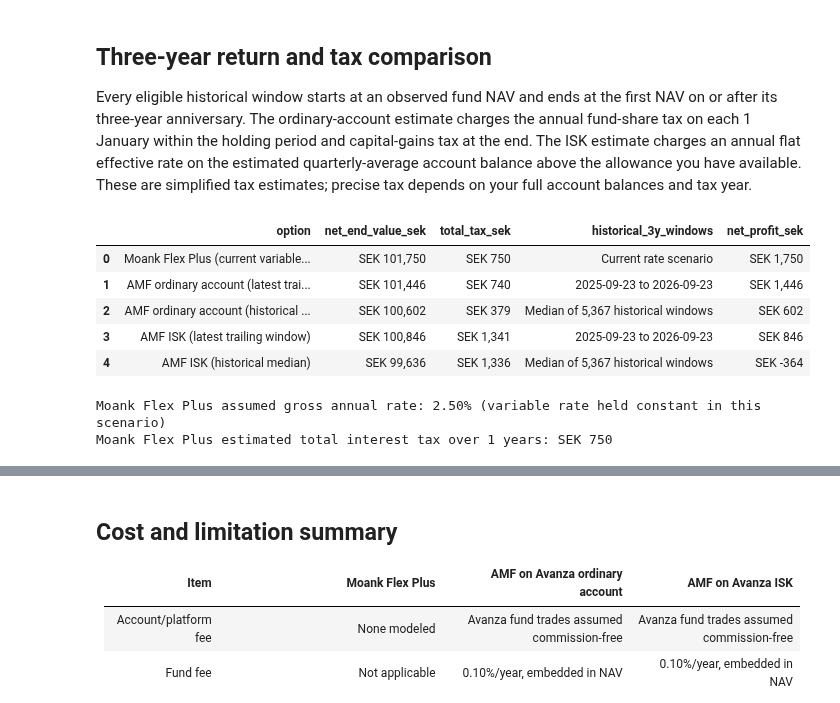
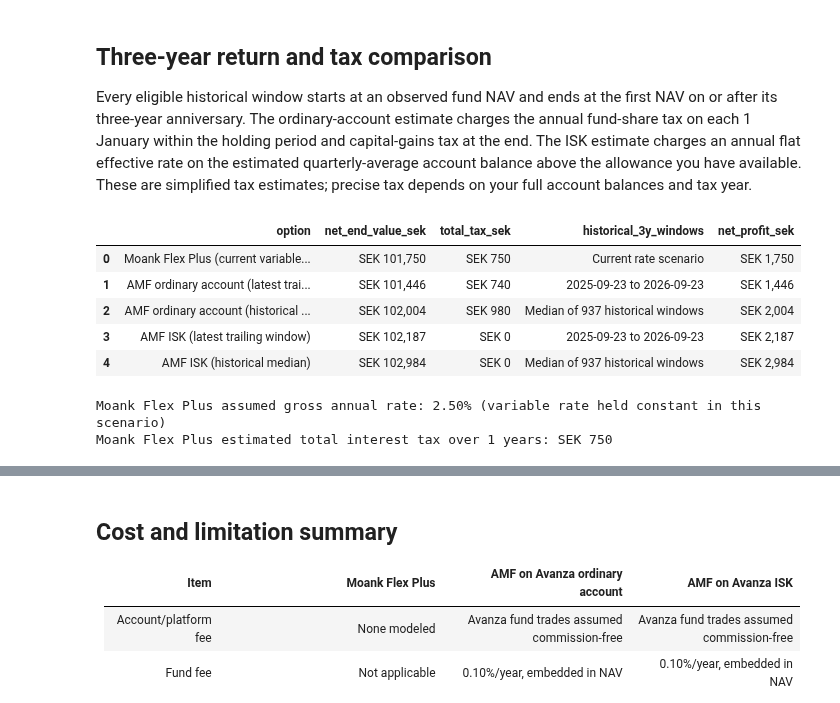
Before and after one commit to Davide-Zamboni/Swedish-Brokers-Comparison, a Jupyter notebook: moank_flex_plus_vs_amf_rantefond_kort_3y.ipynb, the cells around one changed output, grey strips where cells are left out. Drawn from its saved outputs; the diff is of its cells as text; code cells hidden in the pictures.

```diff
--- a/moank_flex_plus_vs_amf_rantefond_kort_3y.ipynb
+++ b/moank_flex_plus_vs_amf_rantefond_kort_3y.ipynb
@@ -32,19 +38,23 @@ DATA_DIR.mkdir(exist_ok=True)
 FUND_NAV_FILE = DATA_DIR / "amf_rantefond_kort_nav_sek.csv"
 
 # Editable scenario inputs
+# Main comparison inputs — likely to change
 INVESTMENT_SEK = 100_000.0
+COMPARISON_TERM_YEARS = 3
+HISTORICAL_START_DATE = '2022-01-01'  # Earliest fund-window start date; None uses all history
+REFRESH_FUND_DATA = False
+
+# Current product rates — check/update before each comparison
 MOANK_FLEX_PLUS_GROSS_RATE = 0.0250  # current rate shown on Moank page; variable
-SIMULATION_TERM_MONTHS = 12  # use a whole number of years for annual capitalization
 MOANK_MINIMUM_DEPOSIT_SEK = 10_000.0
+# Advanced fee/tax assumptions — edit when your circumstances or tax rules differ
 AVANZA_FUND_TRANSACTION_FEE_SEK = 0.0
 AMF_ANNUAL_FEE_RATE = 0.0010    # disclosure only; already reflected in NAV
 ORDINARY_FUND_SCHABLON_TAX_RATE = 0.0012  # 0.4% deemed income x 30%
 CAPITAL_GAINS_TAX_RATE = 0.30
 ISK_EFFECTIVE_TAX_RATE = 0.01065  # 2026 rate; update for later tax years
-APPLY_ISK_TAX_FREE_ALLOWANCE = False  # False applies ISK tax to the full modeled capital base
+APPLY_ISK_TAX_FREE_ALLOWANCE = True  # False applies ISK tax to the full modeled capital base
 ISK_ALLOWANCE_AVAILABLE_SEK = 300_000.0  # remaining allowance after other ISK/KF/PEPP assets
-SIMULATION_START_DATE = None  # None: all available history; or YYYY-MM-DD
-REFRESH_FUND_DATA = False
 # %% [markdown]
 ## Download AMF Räntefond Kort NAV history
 
@@ -90,6 +100,7 @@ fund = (fund.dropna(subset=["date", "nav_sek"])
 if fund.empty or (fund["nav_sek"] <= 0).any():
     raise ValueError("Fund NAV history is empty or contains invalid NAV values.")
 print(f"Loaded {len(fund):,} NAV observations from {fund.date.min().date()} to {fund.date.max().date()}.")
+fund_full_history = fund.copy()
 # %% [output]
 Using cached AMF NAV history: /Users/davidezamboni/Documents/Swedish-Brokers-Comparison/data/amf_rantefond_kort_nav_sek.csv
 Loaded 5,617 NAV observations from 2004-05-17 to 2026-09-23.
@@ -100,17 +111,19 @@ Every eligible historical window starts at an observed fund NAV and ends at the
 # %%
 if INVESTMENT_SEK < MOANK_MINIMUM_DEPOSIT_SEK:
     raise ValueError(f"Moank Flex Plus minimum deposit is SEK {MOANK_MINIMUM_DEPOSIT_SEK:,.0f}.")
-if SIMULATION_TERM_MONTHS <= 0 or SIMULATION_TERM_MONTHS % 12 != 0:
+if not isinstance(COMPARISON_TERM_YEARS, int) or COMPARISON_TERM_YEARS <= 0:
     raise ValueError("Use a positive whole number of years for annual interest capitalization.")
+COMPARISON_TERM_MONTHS = COMPARISON_TERM_YEARS * 12
 if MOANK_FLEX_PLUS_GROSS_RATE < 0:
     raise ValueError("Moank rate must be nonnegative.")
 
-if SIMULATION_START_DATE:
-    fund = fund.loc[fund.date >= pd.Timestamp(SIMULATION_START_DATE)].reset_index(drop=True)
+fund = fund_full_history.copy()
+if HISTORICAL_START_DATE:
+    fund = fund.loc[fund.date >= pd.Timestamp(HISTORICAL_START_DATE)].reset_index(drop=True)
 
 # Hold today's variable rate constant as a scenario. Interest is added once yearly
 # after 30% tax withholding, then the remaining interest compounds.
-simulation_years = SIMULATION_TERM_MONTHS // 12
+simulation_years = COMPARISON_TERM_YEARS
 moank_net_maturity_value = INVESTMENT_SEK
 moank_total_tax = 0.0
 for _year in range(simulation_years):
@@ -123,14 +136,17 @@ moank_gross_maturity_value = moank_net_maturity_value + moank_total_tax
 
 def fund_window_result(start_i):
     start_date = fund.loc[start_i, "date"]
-    target_date = start_date + pd.DateOffset(months=SIMULATION_TERM_MONTHS)
+    target_date = start_date + pd.DateOffset(months=COMPARISON_TERM_MONTHS)
     end_i = int(fund.date.searchsorted(target_date, side="left"))
     if end_i >= len(fund):
         return None
     end_date = fund.loc[end_i, "date"]
     start_nav = float(fund.loc[start_i, "nav_sek"])
     end_nav = float(fund.loc[end_i, "nav_sek"])
-    gross_end = INVESTMENT_SEK * end_nav / start_nav
+    def account_value_at(index):
+        return INVESTMENT_SEK * float(fund.loc[index, "nav_sek"]) / start_nav
+
+    gross_end = account_value_at(end_i)
 
     # Approximate ordinary-account tax paid yearly from the holding, then sale tax.
     annual_tax = 0.0
@@ -139,7 +155,7 @@ def fund_window_result(start_i):
         if jan1 <= end_date:
             j = int(fund.date.searchsorted(jan1, side="right")) - 1
             if j >= start_i:
-                value_jan1 = INVESTMENT_SEK * float(fund.loc[j, "nav_sek"]) / start_nav
+                value_jan1 = account_value_at(j)
                 annual_tax += value_jan1 * ORDINARY_FUND_SCHABLON_TAX_RATE
     ordinary_before_sale = max(0.0, gross_end - annual_tax)
     ordinary_gain = max(0.0, ordinary_before_sale - INVESTMENT_SEK)
@@ -159,7 +175,7 @@ def fund_window_result(start_i):
             if start_date < q_date <= end_date:
                 qidx = int(fund.date.searchsorted(q_date, side="right")) - 1
                 if qidx >= start_i:
-                    quarter_values.append(INVESTMENT_SEK * float(fund.loc[qidx, "nav_sek"]) / start_nav)
+                    quarter_values.append(account_value_at(qidx))
             elif q_date < start_date and year == start_date.year:
                 quarter_values.append(0.0)
         # Statutory capital base includes deposits during the tax year, divided by four.
@@ -192,36 +208,36 @@ summary = pd.DataFrame([
      "total_tax_sek": moank_total_tax,
      "historical_3y_windows": "Current rate scenario"},
     {"option": "AMF ordinary account (latest trailing window)",
      "net_end_value_sek": latest_window.ordinary_net_sek,
      "total_tax_sek": latest_window.ordinary_total_tax_sek,
      "historical_3y_windows": f"{latest_window.start_date.date()} to {latest_window.end_date.date()}"},
     {"option": "AMF ordinary account (historical median)",
      "net_end_value_sek": rolling.ordinary_net_sek.median(),
      "total_tax_sek": rolling.ordinary_total_tax_sek.median(),
      "historical_3y_windows": f"Median of {len(rolling):,} historical windows"},
     {"option": "AMF ISK (latest trailing window)",
      "net_end_value_sek": latest_window.isk_net_sek,
      "total_tax_sek": latest_window.isk_tax_sek,
      "historical_3y_windows": f"{latest_window.start_date.date()} to {latest_window.end_date.date()}"},
     {"option": "AMF ISK (historical median)",
      "net_end_value_sek": rolling.isk_net_sek.median(),
      "total_tax_sek": rolling.isk_tax_sek.median(),
      "historical_3y_windows": f"Median of {len(rolling):,} historical windows"},
 ])
 summary["net_profit_sek"] = summary.net_end_value_sek - INVESTMENT_SEK
 display(summary.style.format({
     "net_end_value_sek": "SEK {:,.0f}", "net_profit_sek": "SEK {:,.0f}",
     "total_tax_sek": "SEK {:,.0f}",
 }))
 print(f"Moank Flex Plus assumed gross annual rate: {MOANK_FLEX_PLUS_GROSS_RATE:.2%} (variable rate held constant in this scenario)")
 print(f"Moank Flex Plus estimated total interest tax over {simulation_years} years: SEK {moank_total_tax:,.0f}")
 # %% [output]
 |  | option | net_end_value_sek | total_tax_sek | historical_3y_windows | net_profit_sek |
 | 0 | Moank Flex Plus (current variable... | SEK 101,750 | SEK 750 | Current rate scenario | SEK 1,750 |
 | 1 | AMF ordinary account (latest trai... | SEK 101,446 | SEK 740 | 2025-09-23 to 2026-09-23 | SEK 1,446 |
-| 2 | AMF ordinary account (historical ... | SEK 100,602 | SEK 379 | Median of 5,367 historical windows | SEK 602 |
-| 3 | AMF ISK (latest trailing window) | SEK 100,846 | SEK 1,341 | 2025-09-23 to 2026-09-23 | SEK 846 |
-| 4 | AMF ISK (historical median) | SEK 99,636 | SEK 1,336 | Median of 5,367 historical windows | SEK -364 |
+| 2 | AMF ordinary account (historical ... | SEK 102,004 | SEK 980 | Median of 937 historical windows | SEK 2,004 |
+| 3 | AMF ISK (latest trailing window) | SEK 102,187 | SEK 0 | 2025-09-23 to 2026-09-23 | SEK 2,187 |
+| 4 | AMF ISK (historical median) | SEK 102,984 | SEK 0 | Median of 937 historical windows | SEK 2,984 |
 Moank Flex Plus assumed gross annual rate: 2.50% (variable rate held constant in this scenario)
 Moank Flex Plus estimated total interest tax over 1 years: SEK 750
 # %% [markdown]
```
Also changed, not shown: parts of 4 cells of this notebook, 1 other file.
